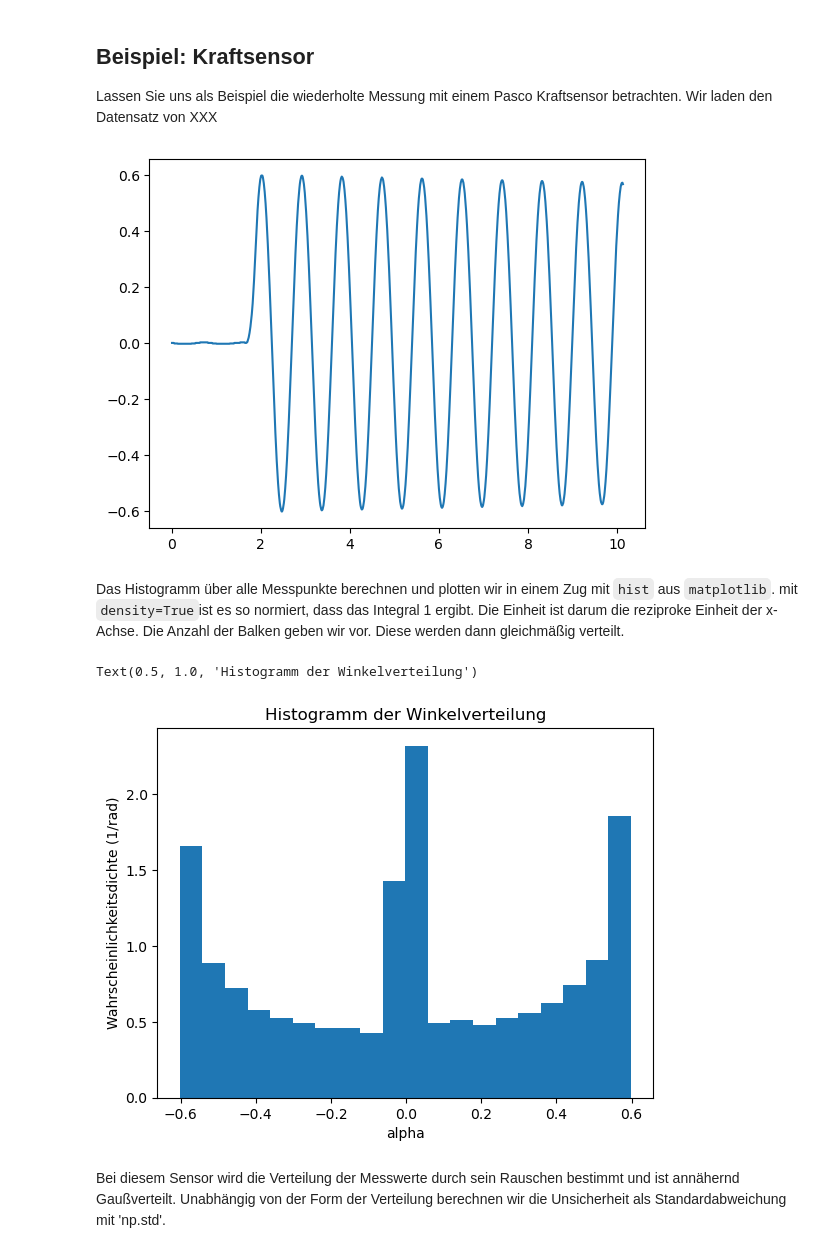
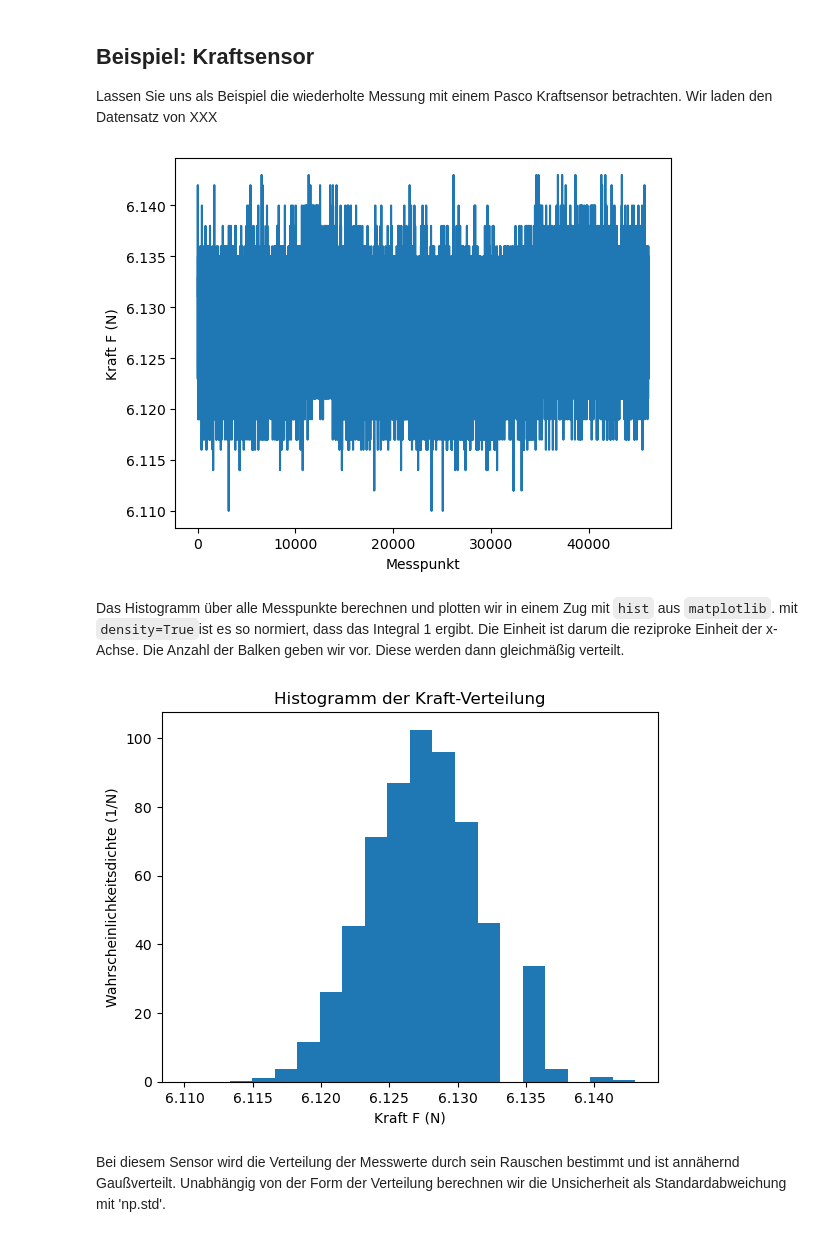
Before and after one commit to Lippitz-Lab/praktikum_1, a Jupyter notebook: kap2_messunsicherheit.ipynb, the cells around one changed output. Cells and saved outputs as stored; diff of their text form; code cells hidden in the pictures.

```diff
--- a/kap2_messunsicherheit.ipynb
+++ b/kap2_messunsicherheit.ipynb
@@ -181,25 +184,22 @@ Verhältnis der beiden Messunsicherheiten kleiner als drei ist.
 
 Lassen Sie uns als Beispiel die wiederholte Messung mit einem Pasco Kraftsensor betrachten. Wir laden den Datensatz von XXX
 # %%
-import numpy as np
-import matplotlib.pyplot as plt
-import pandas as pd
-
-# Einlesen und Spalten umbenennen, erste Zeile ignorieren
-data = pd.read_csv("https://raw.githubusercontent.com/Lippitz-Lab/praktikum_1/refs/heads/main/src/Pendel.csv", delimiter=";", decimal=",", names = ['t','alpha'] , header =1) ;
-plt.plot(data.t, data.alpha);
+# Einlesen und Spalte umbenennen, erste Zeile ignorieren
+data = pd.read_csv("src/Kraftsensor.csv", delimiter=";", decimal=",", names = ['F'] , header =1) ;
+plt.plot(data.F);
+plt.xlabel('Messpunkt')
+plt.ylabel('Kraft F (N)');
 # %% [output]
-[figure, old version]
+[figure, new version]
 # %% [markdown]
 Das Histogramm über alle Messpunkte berechnen und plotten wir in einem Zug mit `hist` aus `matplotlib`. mit `density=True`ist es so normiert, dass das Integral 1 ergibt. Die Einheit ist darum die reziproke Einheit der x-Achse. Die Anzahl der Balken geben wir vor. Diese werden dann gleichmäßig verteilt.
 # %%
-plt.hist(data.alpha, bins=20, density=True);
-plt.xlabel("alpha")
-plt.ylabel("Wahrscheinlichkeitsdichte (1/rad)")
-plt.title("Histogramm der Winkelverteilung")
+plt.hist(data.F, bins=20, density=True);
+plt.xlabel("Kraft F (N)")
+plt.ylabel("Wahrscheinlichkeitsdichte (1/N)")
+plt.title("Histogramm der Kraft-Verteilung");
 # %% [output]
-Text(0.5, 1.0, 'Histogramm der Winkelverteilung')
-[figure, old version]
+[figure, new version]
 # %% [markdown]
 Bei diesem Sensor wird die Verteilung der Messwerte durch sein Rauschen bestimmt und ist annähernd Gaußverteilt. Unabhängig von der Form der Verteilung berechnen wir die Unsicherheit als Standardabweichung mit 'np.std'.
 # %%
```
Also changed, not shown: parts of 8 cells of this notebook, 3 other files.
